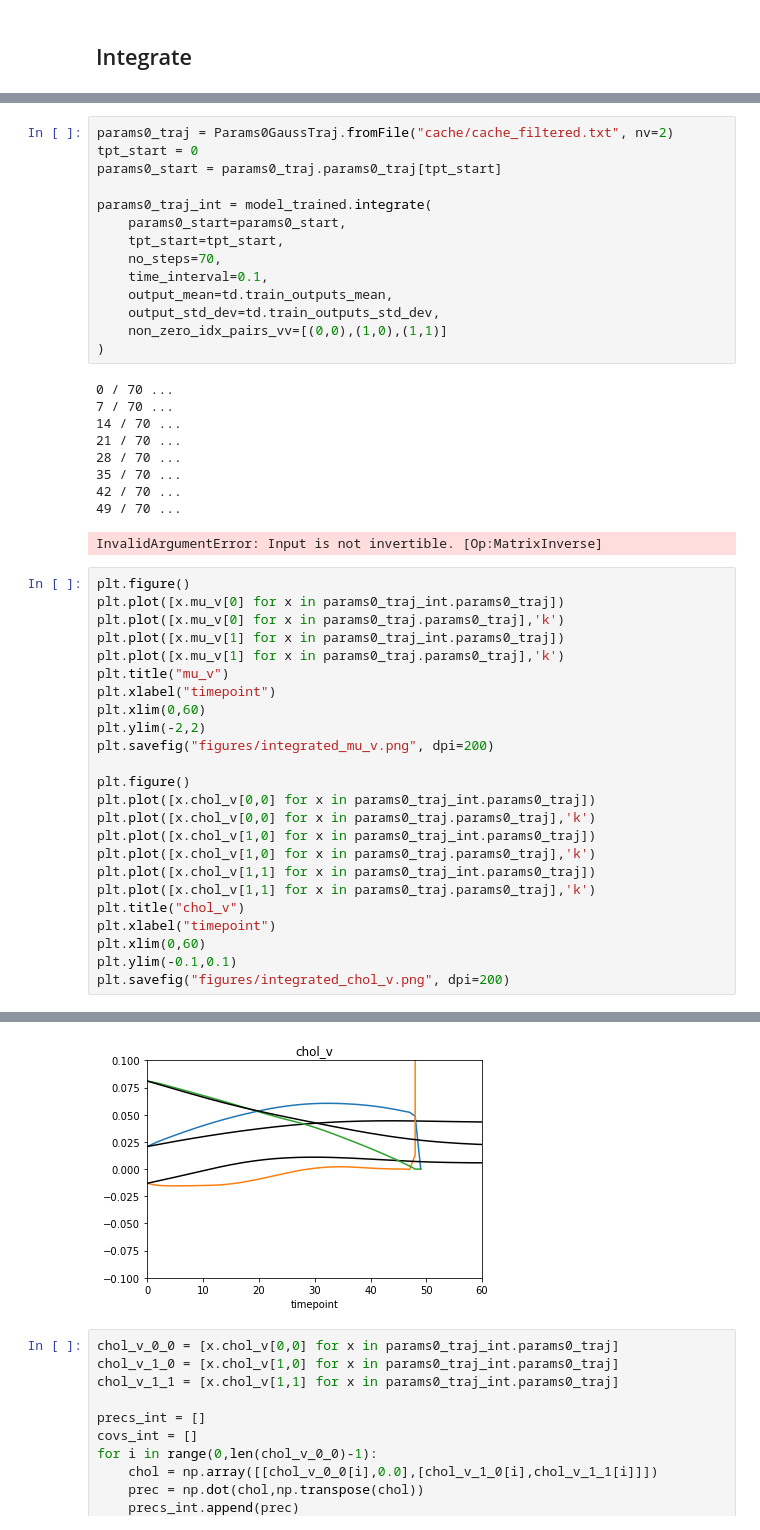
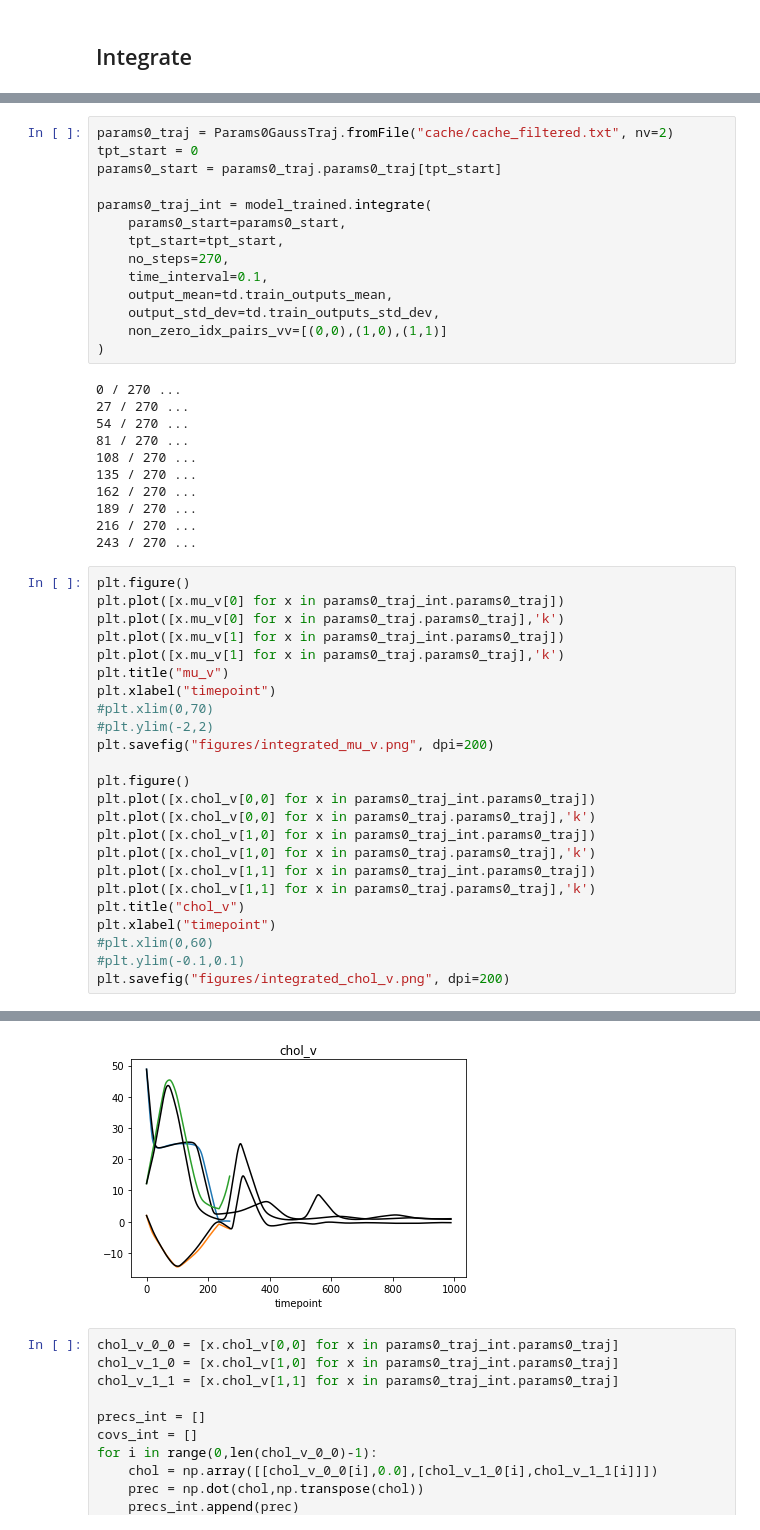
Before and after one commit to smrfeld/phys_dbd, a Jupyter notebook: example/gauss_simple/main_analyze.ipynb, the cells around one changed output, grey strips where cells are left out. Saved outputs shown, nothing was run; the diff lists cells and outputs as text.

```diff
--- a/example/gauss_simple/main_analyze.ipynb
+++ b/example/gauss_simple/main_analyze.ipynb
@@ -32,22 +57,23 @@ params0_start = params0_traj.params0_traj[tpt_start]
 params0_traj_int = model_trained.integrate(
     params0_start=params0_start,
     tpt_start=tpt_start,
-    no_steps=70,
+    no_steps=270,
     time_interval=0.1,
     output_mean=td.train_outputs_mean,
     output_std_dev=td.train_outputs_std_dev,
     non_zero_idx_pairs_vv=[(0,0),(1,0),(1,1)]
 )
 # %% [output]
-0 / 70 ...
-7 / 70 ...
-14 / 70 ...
-21 / 70 ...
-28 / 70 ...
-35 / 70 ...
-42 / 70 ...
-49 / 70 ...
+0 / 270 ...
+27 / 270 ...
+54 / 270 ...
+81 / 270 ...
+108 / 270 ...
+135 / 270 ...
+162 / 270 ...
+189 / 270 ...
+216 / 270 ...
+243 / 270 ...
-InvalidArgumentError: Input is not invertible. [Op:MatrixInverse]
 # %%
 plt.figure()
 plt.plot([x.mu_v[0] for x in params0_traj_int.params0_traj])
@@ -56,8 +82,8 @@ plt.plot([x.mu_v[1] for x in params0_traj_int.params0_traj])
 plt.plot([x.mu_v[1] for x in params0_traj.params0_traj],'k')
 plt.title("mu_v")
 plt.xlabel("timepoint")
-plt.xlim(0,60)
-plt.ylim(-2,2)
+#plt.xlim(0,70)
+#plt.ylim(-2,2)
 plt.savefig("figures/integrated_mu_v.png", dpi=200)
 
 plt.figure()
@@ -69,7 +95,7 @@ plt.plot([x.chol_v[1,1] for x in params0_traj_int.params0_traj])
 plt.plot([x.chol_v[1,1] for x in params0_traj.params0_traj],'k')
 plt.title("chol_v")
 plt.xlabel("timepoint")
-plt.xlim(0,60)
-plt.ylim(-0.1,0.1)
+#plt.xlim(0,60)
+#plt.ylim(-0.1,0.1)
 plt.savefig("figures/integrated_chol_v.png", dpi=200)
 # %% [output]
@@ -77,4 +103,4 @@ plt.savefig("figures/integrated_chol_v.png", dpi=200)
-[figure, old version]
+[figure, new version]
 # %%
 chol_v_0_0 = [x.chol_v[0,0] for x in params0_traj_int.params0_traj]
 chol_v_1_0 = [x.chol_v[1,0] for x in params0_traj_int.params0_traj]
```
Also changed, not shown: parts of 3 cells of this notebook, 7 other files.
